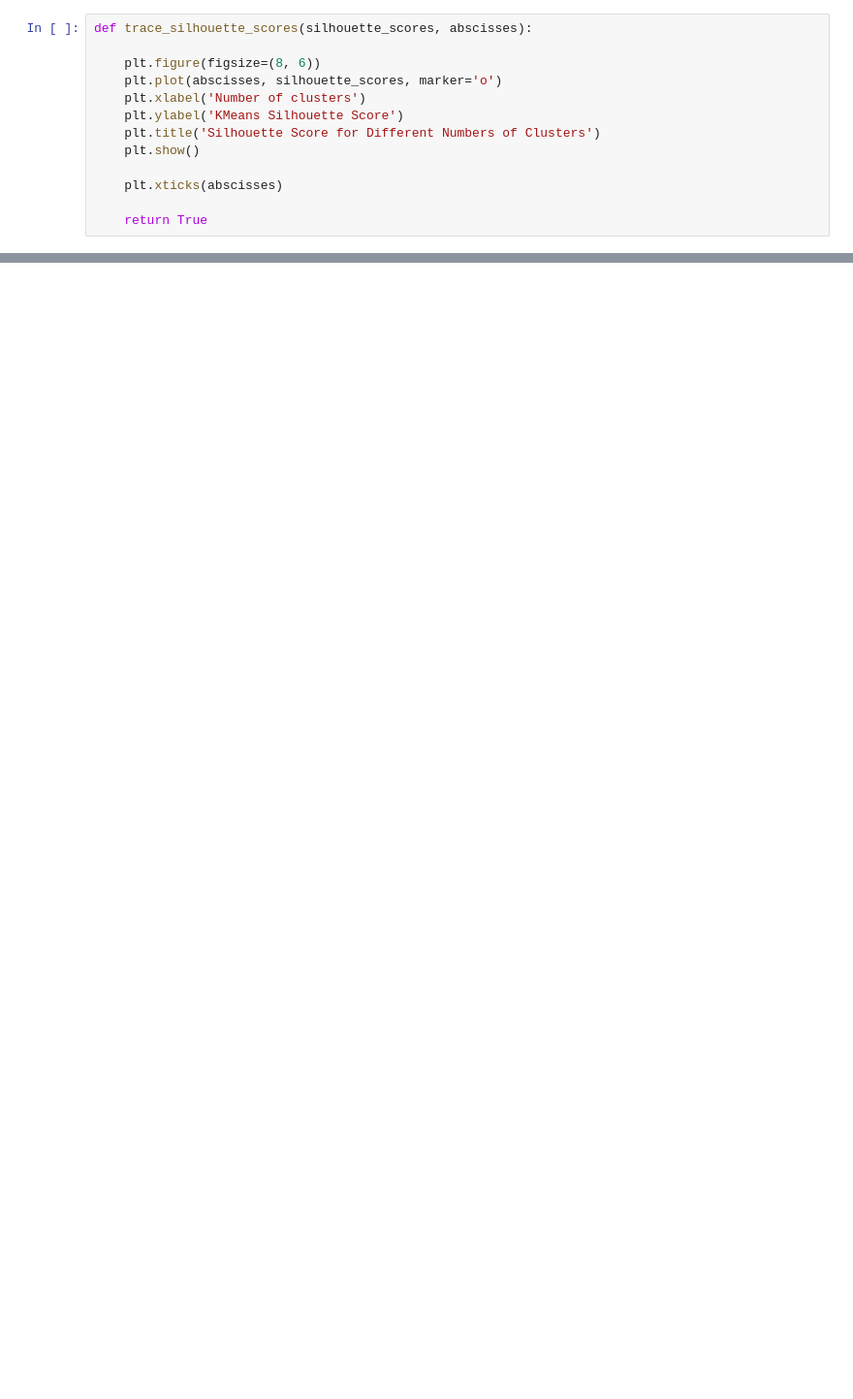
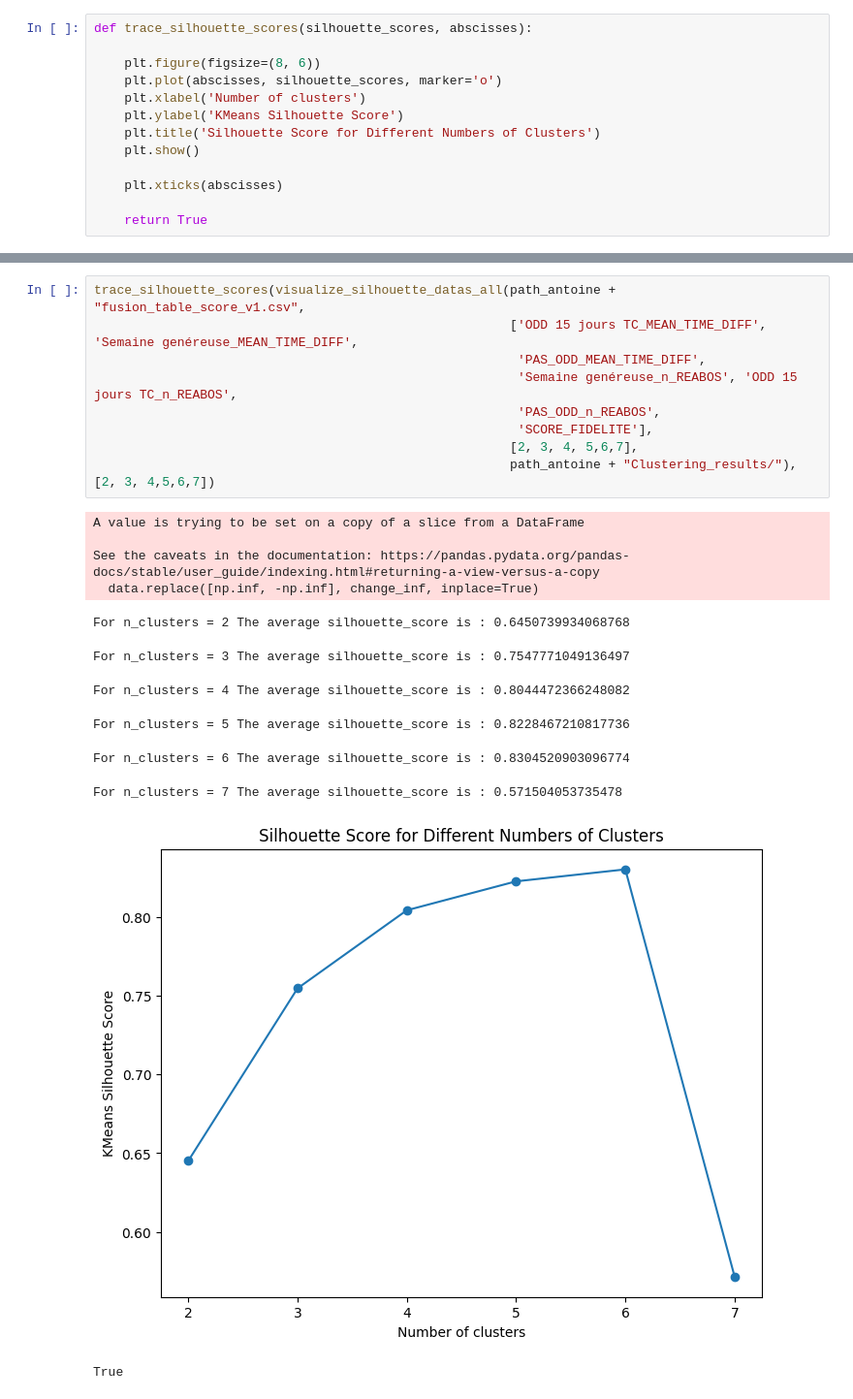
Before and after one commit to Statapp-CANAL/Statapp-CANAL, a Jupyter notebook: Data_operations/test.ipynb, the cells around one changed output, grey strips where cells are left out. Shown at 97% size. Drawn from its saved outputs; the diff is of its cells as text; blank space fills up the shorter version.

```diff
--- a/Data_operations/test.ipynb
+++ b/Data_operations/test.ipynb
@@ -274,0 +396,22 @@ def trace_silhouette_scores(silhouette_scores, abscisses):
+# %%
+trace_silhouette_scores(visualize_silhouette_datas_all(path_antoine + "fusion_table_score_v1.csv",
+                                                       ['ODD 15 jours TC_MEAN_TIME_DIFF', 'Semaine genéreuse_MEAN_TIME_DIFF',
+                                                        'PAS_ODD_MEAN_TIME_DIFF',
+                                                        'Semaine genéreuse_n_REABOS', 'ODD 15 jours TC_n_REABOS',
+                                                        'PAS_ODD_n_REABOS',
+                                                        'SCORE_FIDELITE'],
+                                                       [2, 3, 4, 5,6,7],
+                                                       path_antoine + "Clustering_results/"), [2, 3, 4,5,6,7])
+# %% [output]
+A value is trying to be set on a copy of a slice from a DataFrame
+
+See the caveats in the documentation: https://pandas.pydata.org/pandas-docs/stable/user_guide/indexing.html#returning-a-view-versus-a-copy
+  data.replace([np.inf, -np.inf], change_inf, inplace=True)
+For n_clusters = 2 The average silhouette_score is : 0.6450739934068768
+For n_clusters = 3 The average silhouette_score is : 0.7547771049136497
+For n_clusters = 4 The average silhouette_score is : 0.8044472366248082
+For n_clusters = 5 The average silhouette_score is : 0.8228467210817736
+For n_clusters = 6 The average silhouette_score is : 0.8304520903096774
+For n_clusters = 7 The average silhouette_score is : 0.571504053735478
+[figure, added]
+True
```
Also changed, not shown: parts of 9 cells of this notebook.
